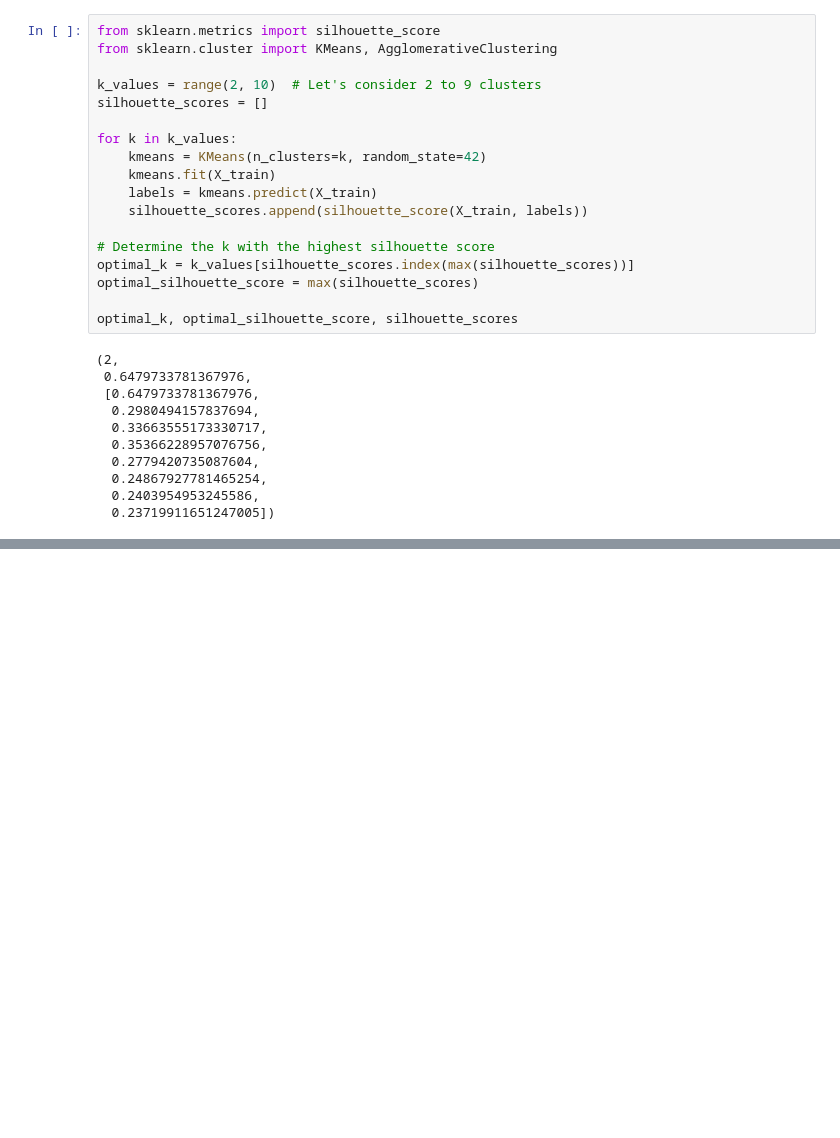
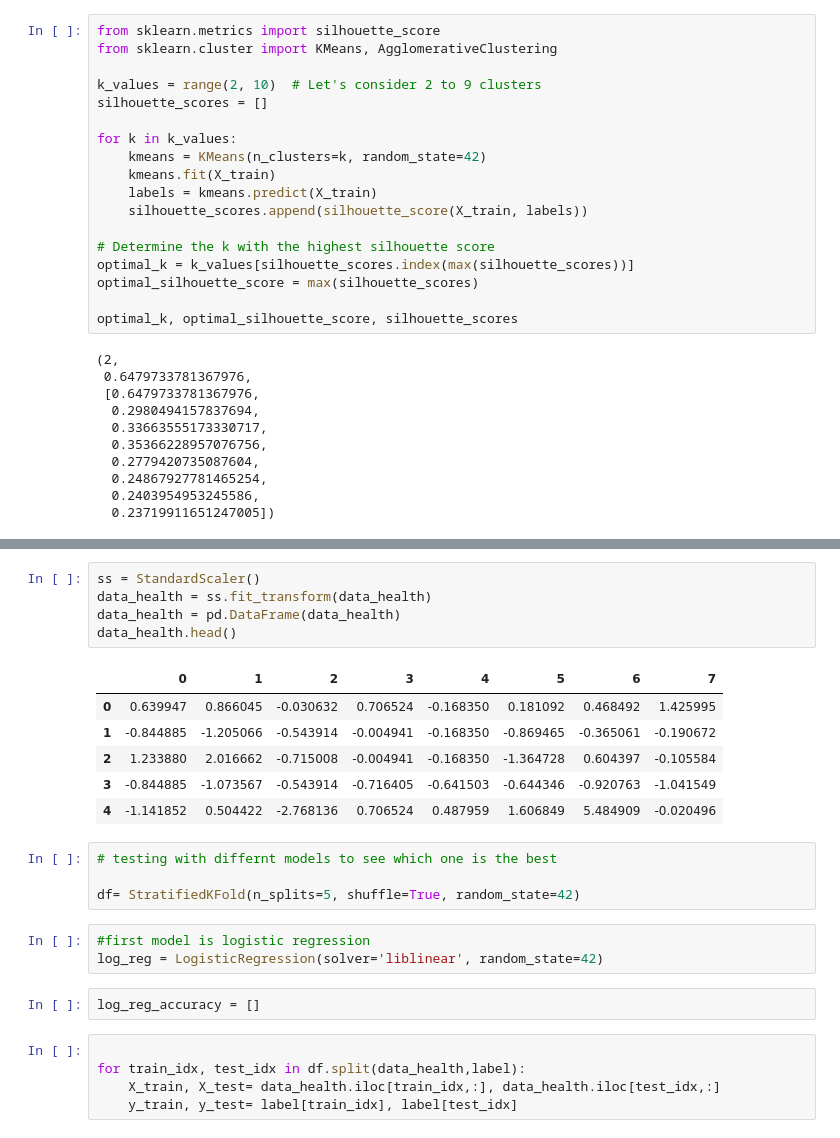
Before and after one commit to ads-502-final/Final-Project, a Jupyter notebook: Final_project.ipynb, the cells around one changed output, grey strips where cells are left out. Drawn from its saved outputs; the diff is of its cells as text; blank space fills up the shorter version.

```diff
--- a/Final_project.ipynb
+++ b/Final_project.ipynb
@@ -453,0 +518,26 @@ optimal_k, optimal_silhouette_score, silhouette_scores
+# %%
+ss = StandardScaler()
+data_health = ss.fit_transform(data_health)
+data_health = pd.DataFrame(data_health)
+data_health.head()
+# %% [output]
+|  | 0 | 1 | 2 | 3 | 4 | 5 | 6 | 7 |
+| 0 | 0.639947 | 0.866045 | -0.030632 | 0.706524 | -0.168350 | 0.181092 | 0.468492 | 1.425995 |
+| 1 | -0.844885 | -1.205066 | -0.543914 | -0.004941 | -0.168350 | -0.869465 | -0.365061 | -0.190672 |
+| 2 | 1.233880 | 2.016662 | -0.715008 | -0.004941 | -0.168350 | -1.364728 | 0.604397 | -0.105584 |
+| 3 | -0.844885 | -1.073567 | -0.543914 | -0.716405 | -0.641503 | -0.644346 | -0.920763 | -1.041549 |
+| 4 | -1.141852 | 0.504422 | -2.768136 | 0.706524 | 0.487959 | 1.606849 | 5.484909 | -0.020496 |
+# %%
+# testing with differnt models to see which one is the best
+
+df= StratifiedKFold(n_splits=5, shuffle=True, random_state=42)
+# %%
+#first model is logistic regression
+log_reg = LogisticRegression(solver='liblinear', random_state=42)
+# %%
+log_reg_accuracy = []
+# %%
+
+for train_idx, test_idx in df.split(data_health,label):
+    X_train, X_test= data_health.iloc[train_idx,:], data_health.iloc[test_idx,:]
+    y_train, y_test= label[train_idx], label[test_idx]
```
Also changed, not shown: parts of 24 cells of this notebook.
